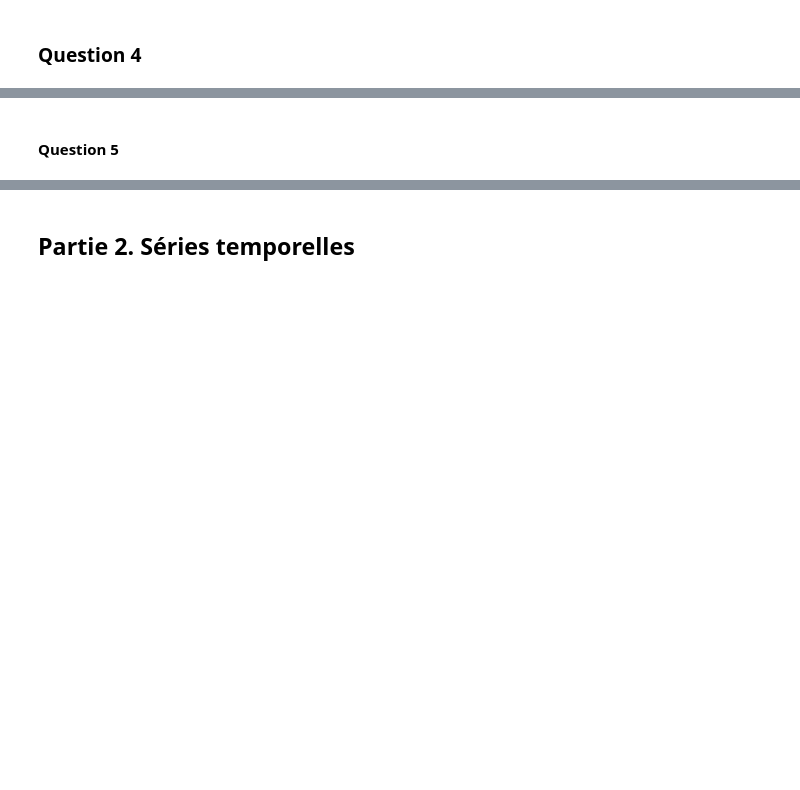
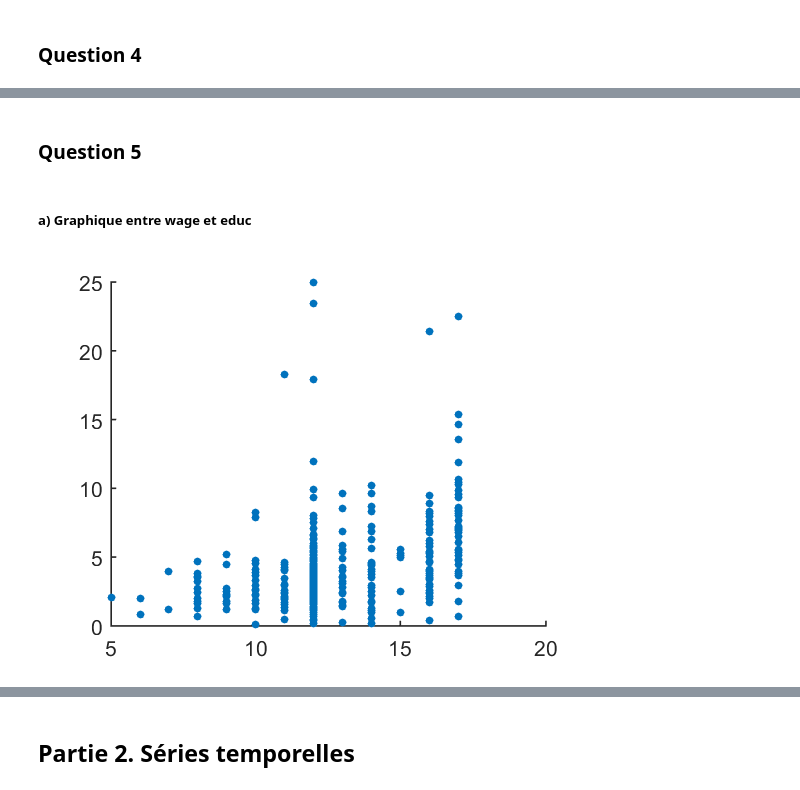
Before and after one commit to Juliette-Soler/Project-SIM207b, a Jupyter notebook: Projet.ipynb, the cells around one changed output, grey strips where cells are left out. Cells and saved outputs as stored; diff of their text form; code cells hidden in the pictures; blank space fills up the shorter version.

```diff
--- a/Projet.ipynb
+++ b/Projet.ipynb
@@ -128,2 +154,8 @@ histogram(lwage)
 # %% [markdown]
-#### Question 5
+### Question 5
+# %% [markdown]
+##### a) Graphique entre wage et educ
+# %%
+scatter(S(:,6),S(:,7), 15, 'filled')
+# %% [output]
+[figure, added]
```
Also changed, not shown: parts of 33 cells of this notebook.
